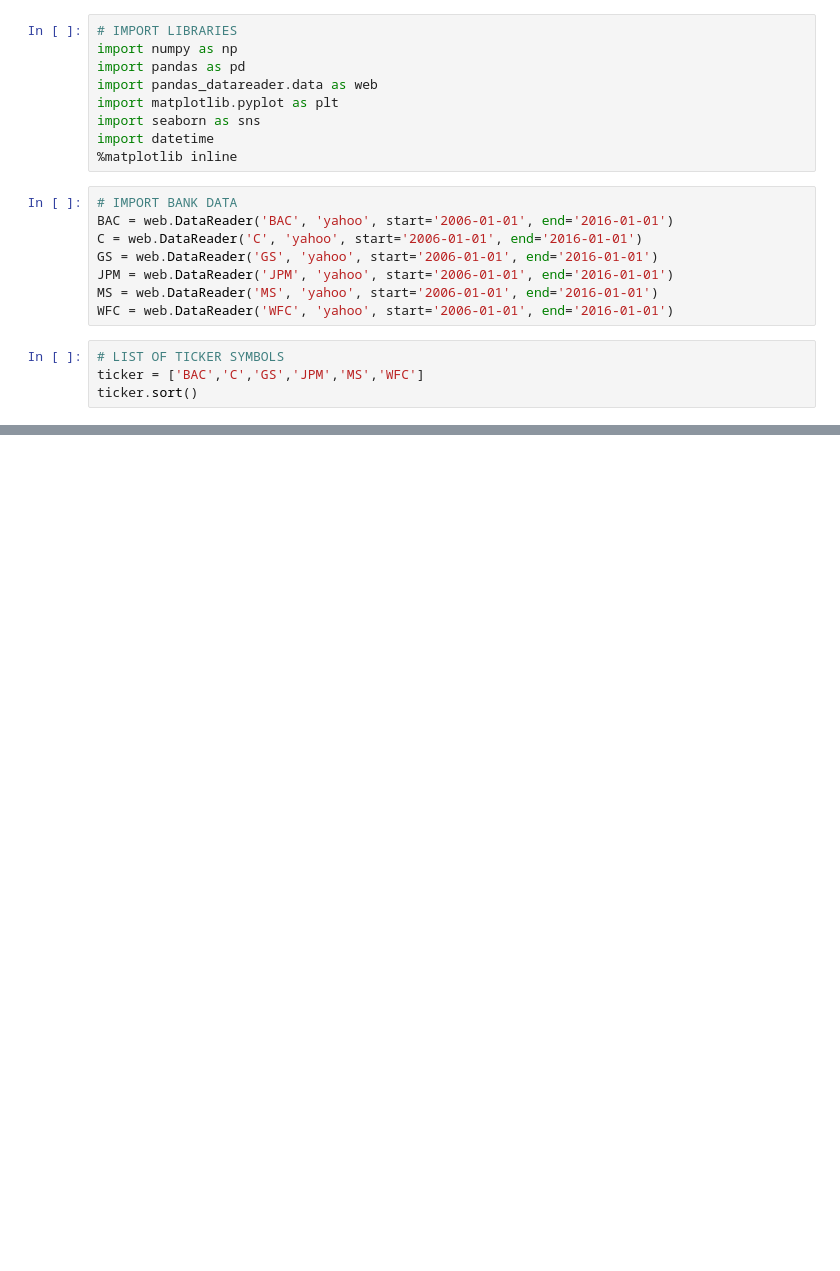
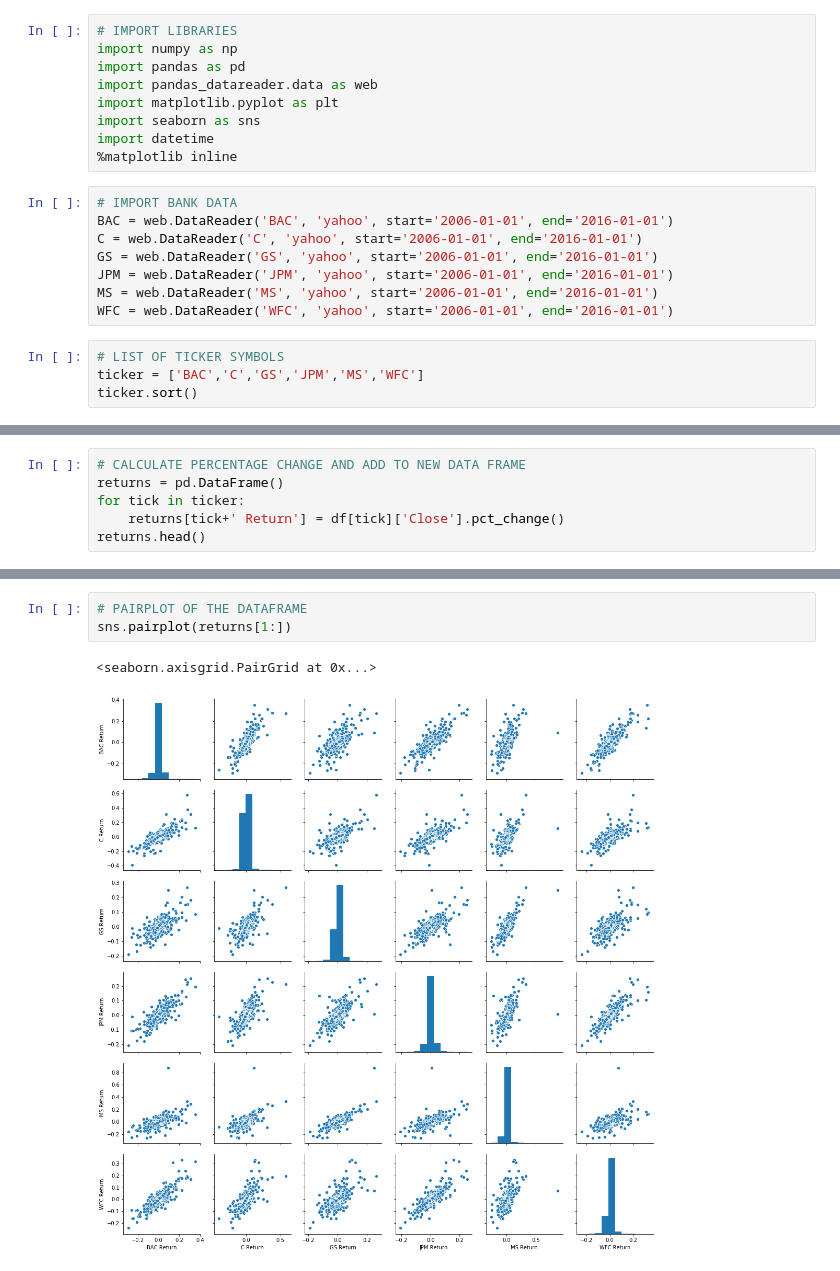
Before and after one commit to JujarP/finance_project, a Jupyter notebook: finance_project.ipynb, the cells around one changed output, grey strips where cells are left out. Drawn from its saved outputs; the diff is of its cells as text; blank space fills up the shorter version.

Commit message:
Perform exploratory data analysis (EDA)

```diff
--- a/finance_project.ipynb
+++ b/finance_project.ipynb
@@ -49,0 +64,6 @@ df.head(5)
+# %%
+# CALCULATE PERCENTAGE CHANGE AND ADD TO NEW DATA FRAME
+returns = pd.DataFrame()
+for tick in ticker:
+    returns[tick+' Return'] = df[tick]['Close'].pct_change()
+returns.head()
@@ -49,0 +78,6 @@ df.head(5)
+# %%
+# PAIRPLOT OF THE DATAFRAME
+sns.pairplot(returns[1:])
+# %% [output]
+<seaborn.axisgrid.PairGrid at 0x...>
+[figure, added]
```
Also changed, not shown: parts of 4 cells of this notebook.
